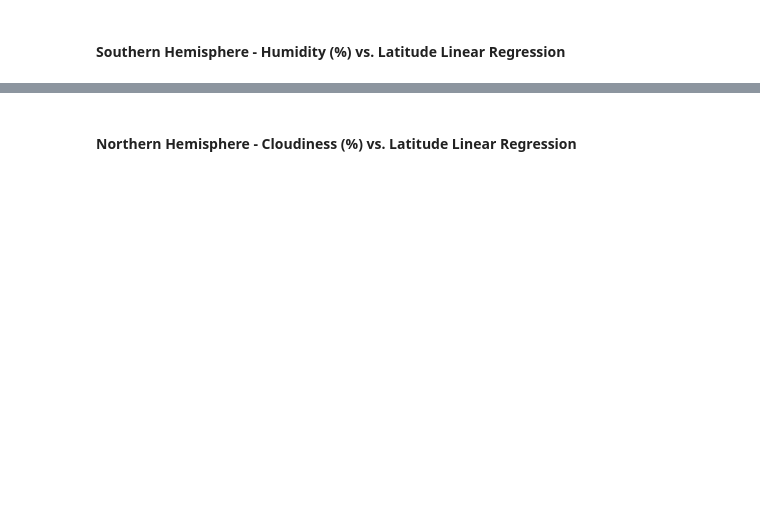
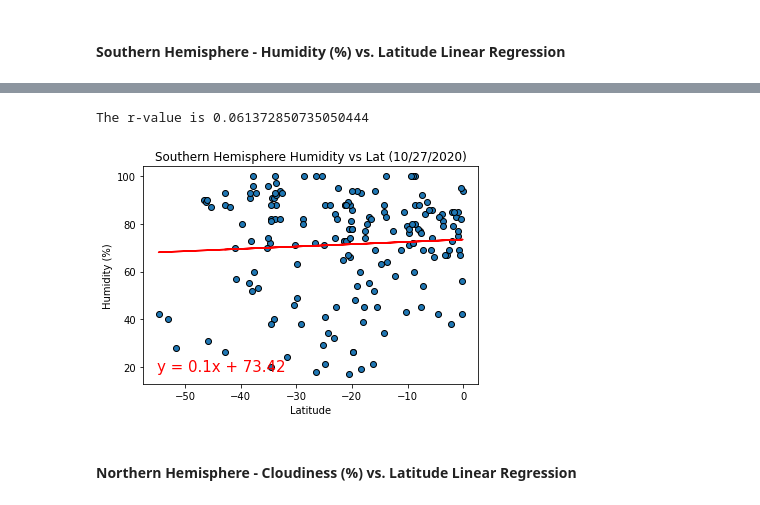
Before and after one commit to Blashford/Python-api-challenge, a Jupyter notebook: Weatherpy.ipynb, the cells around one changed output, grey strips where cells are left out. Cells and saved outputs as stored; diff of their text form; code cells hidden in the pictures; blank space fills up the shorter version.

```diff
--- a/Weatherpy.ipynb
+++ b/Weatherpy.ipynb
@@ -264,2 +301,19 @@ The r-value is: 0.014985174297345524
+# %%
+southhum = south['Humidity']
+
+slope, intercept, rvalue, pvalue, stderr = linregress(southlat, southhum)
+regress = southlat * slope + intercept
+line_eq = "y = " + str(round(slope,2)) + "x + " + str(round(intercept,2))
+
+plt.scatter(southlat, southhum, edgecolors = 'black')
+plt.plot(southlat, regress, 'r-')
+plt.annotate(line_eq,(-55,18), fontsize=15,color="red")
+plt.xlabel('Latitude')
+plt.ylabel('Humidity (%)')
+plt.title('Southern Hemisphere Humidity vs Lat (10/27/2020)')
+print(f'The r-value is {rvalue}')
+# %% [output]
+The r-value is 0.061372850735050444
+[figure, added]
 # %% [markdown]
 ####  Northern Hemisphere - Cloudiness (%) vs. Latitude Linear Regression
```
Also changed, not shown: parts of 16 cells of this notebook.
